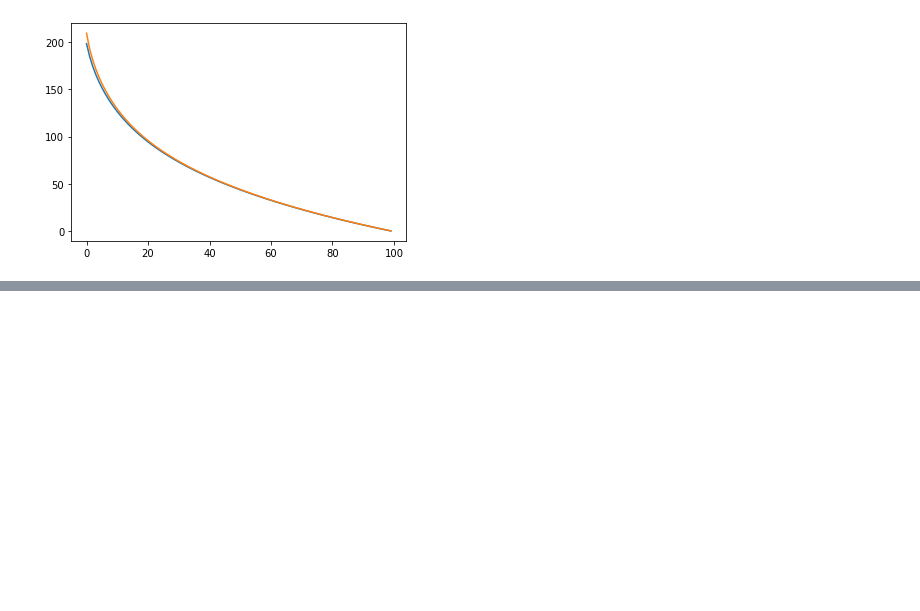
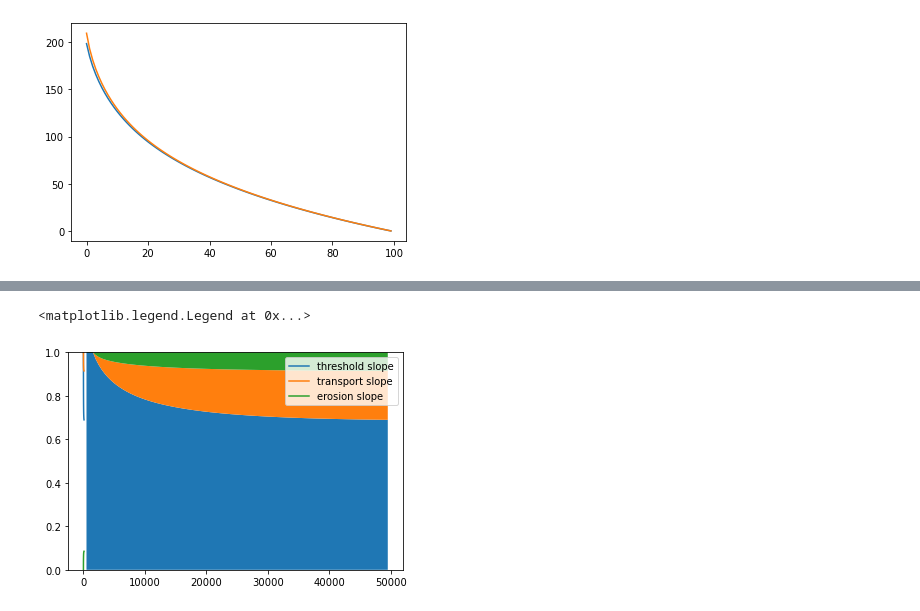
Before and after one commit to vaga3461/High-Plains, a Jupyter notebook: modeling headway FA22/manuscript figs/got it figured out.ipynb, the cells around one changed output, grey strips where cells are left out. Cells and saved outputs as stored; diff of their text form; code cells hidden in the pictures; blank space fills up the shorter version.

```diff
--- a/modeling headway FA22/manuscript figs/got it figured out.ipynb
+++ b/modeling headway FA22/manuscript figs/got it figured out.ipynb
@@ -161,0 +219,17 @@ plt.plot(-(eta_an_Ben - eta_an_Ben[-1]))
+# %%
+# now calc erosion slope
+S_e = S - S_ds - S_qs
+# %%
+# plt.plot(S/S, label = 'total slope')
+# plt.fill_between(x[1:], S/S)
+plt.plot(S_ds/S, label = 'threshold slope')
+plt.fill_between(x[1:], S_ds/S)
+plt.plot(S_qs/S + S_ds/S, label = 'transport slope')
+plt.fill_between(x[1:], S_qs/S + S_ds/S, S_ds/S)
+plt.plot(S_e/S, label = 'erosion slope')
+plt.fill_between(x[1:], S_qs/S + S_ds/S + S_e/S, S_qs/S + S_ds/S)
+plt.ylim(0, 1)
+plt.legend()
+# %% [output]
+<matplotlib.legend.Legend at 0x...>
+[figure, added]
```
Also changed, not shown: parts of 11 cells of this notebook, 3 other files.
